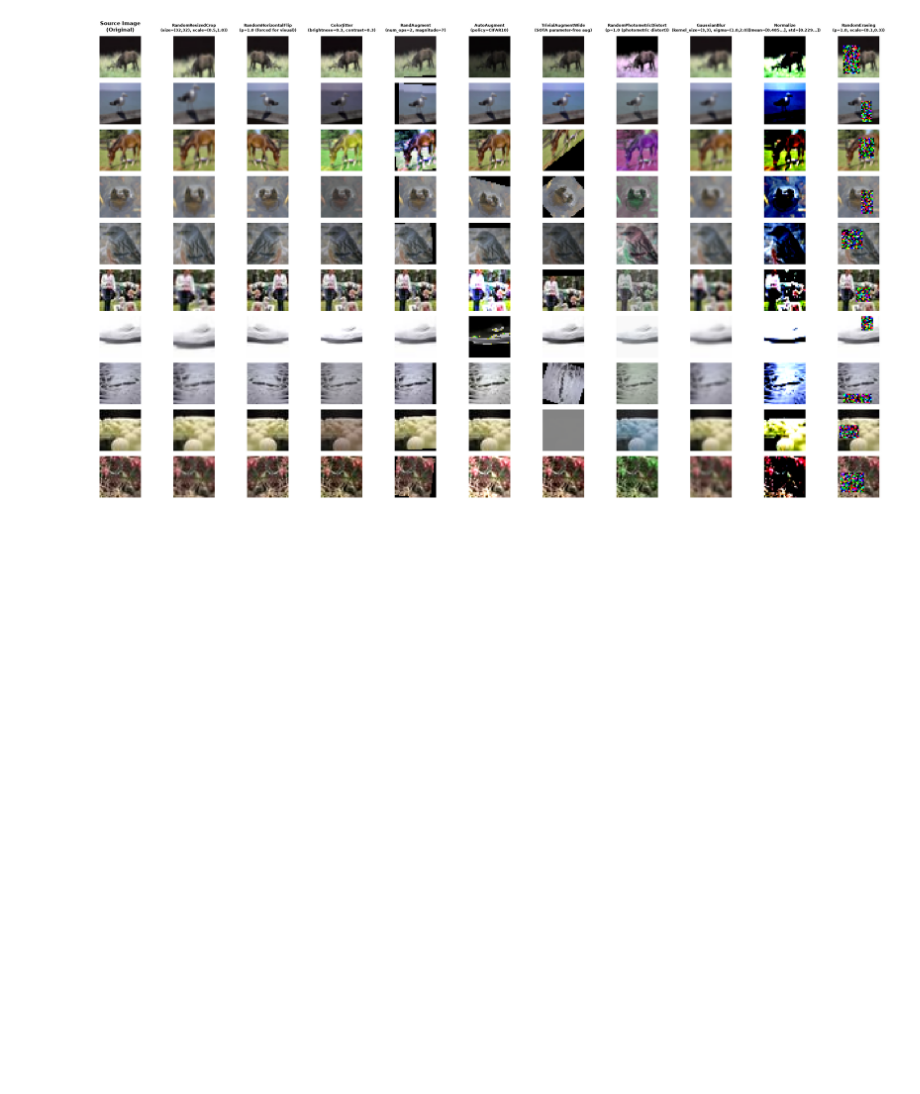
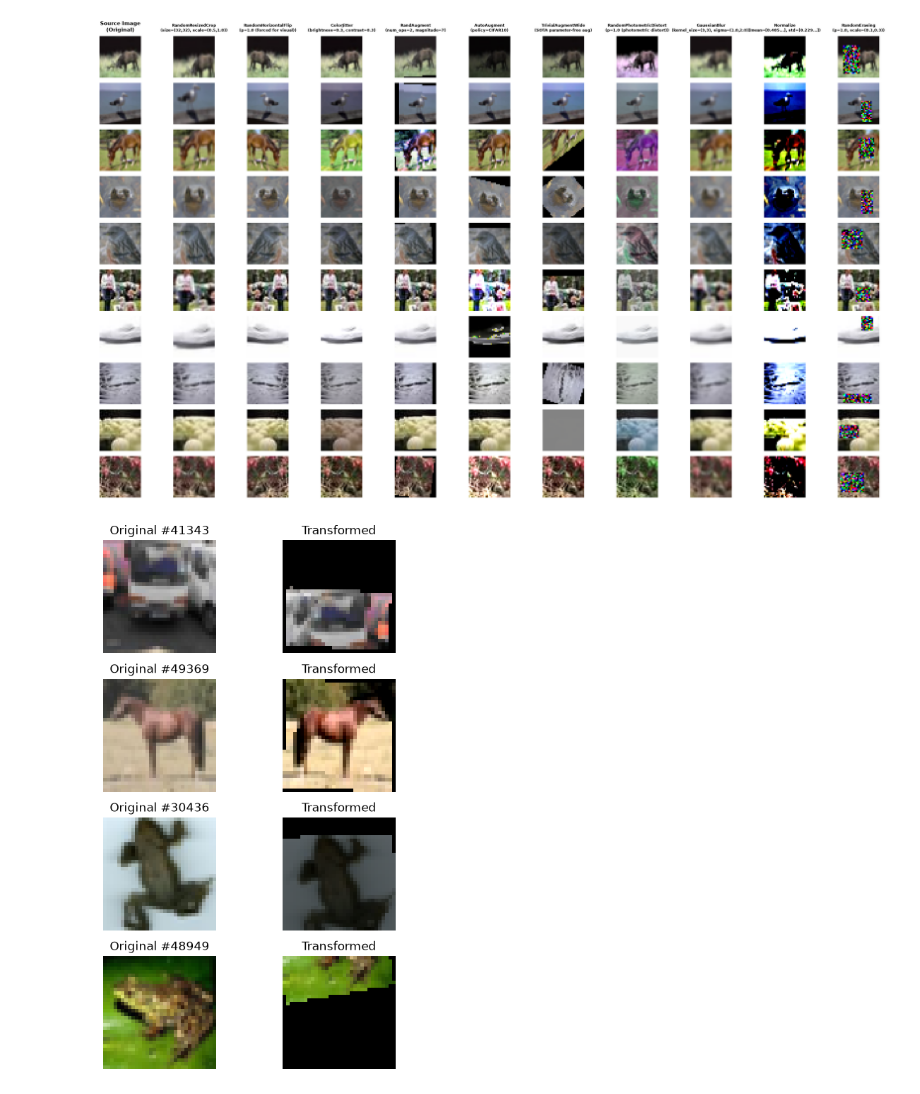
Before and after one commit to cchamb-gh/AI4200-imagenet32x32-baseline-model, a Jupyter notebook: pytorch_transforms_demo.ipynb, the cells around one changed output. Cells and saved outputs as stored; diff of their text form; code cells hidden in the pictures; blank space fills up the shorter version.

```diff
--- a/pytorch_transforms_demo.ipynb
+++ b/pytorch_transforms_demo.ipynb
@@ -263,3 +263,77 @@ plt.tight_layout()
 plt.show()
 # %% [output]
 [figure]
+# %%
+experiment_transform = v2.Compose([
+    # --- Spatial Augmentations ---
+    #v2.RandomResizedCrop(size=(32, 32), scale=(0.5, 1.5), antialias=True),
+    v2.RandomHorizontalFlip(p=0.5),
+    #v2.RandomRotation(degrees=15),
+
+    # --- Color / Appearance Augmentations ---
+    #v2.ColorJitter(brightness=0.2, contrast=0.2, saturation=0.2),
+    #v2.RandomGrayscale(p=0.1),
+    v2.AutoAugment(policy=v2.AutoAugmentPolicy.CIFAR10),
+
+    v2.RandomAffine(degrees=(-10, 10), translate=(0, 0.25), scale=(0.8, 1)),
+    #v2.RandomAffine(degrees=0, translate=(0, 0.5)),
+    #v2.RandomAffine(degrees=0, scale=(.25, .75)),
+    #v2.RandomAffine(degrees=0, shear=(-15, 15)),
+
+    # --- Type & Normalization ---
+    v2.ToDtype(torch.float32, scale=True),  # Convert uint8 [0, 255] -> float32 [0.0, 1.0]
+    # v2.Normalize(mean=[0.485, 0.456, 0.406], std=[0.229, 0.224, 0.225]),
+])
+
+
+def preview_transforms(X_data, transform, num_samples=5, seed=None):
+    """Visualizes original samples alongside their transformed versions side-by-side."""
+    if seed is not None:
+        torch.manual_seed(seed)
+        np.random.seed(seed)
+
+    # Pick random indices
+    indices = np.random.choice(len(X_data), num_samples, replace=False)
+
+    fig, axes = plt.subplots(num_samples, 2, figsize=(6, 2 * num_samples))
+
+    for i, idx in enumerate(indices):
+        img_raw = X_data[idx]
+        img_tensor = torch.as_tensor(img_raw)
+
+        # Ensure tensor is (C, H, W) format for torchvision
+        if img_tensor.ndim == 2:  # MNIST (H, W) -> (1, H, W)
+            img_tensor = img_tensor.unsqueeze(0)
+        elif img_tensor.ndim == 3 and img_tensor.shape[-1] in (1, 3):  # (H, W, C) -> (C, H, W)
+            img_tensor = img_tensor.permute(2, 0, 1)
+
+        # Apply transformation pipeline
+        img_transformed = transform(img_tensor)
+
+        # Convert back to (H, W, C) NumPy arrays for Matplotlib display
+        def to_display_np(t):
+            t = t.detach().cpu()
+            if t.dtype != torch.uint8 and t.max() <= 1.0:
+                t = (t * 255).to(torch.uint8)  # Un-scale floats back to uint8 for plotting
+            if t.ndim == 3 and t.shape[0] in (1, 3):
+                t = t.permute(1, 2, 0)
+            return t.squeeze().numpy()
+
+        # Plot Original
+        axes[i, 0].imshow(to_display_np(img_tensor), cmap='gray' if img_tensor.shape[0] == 1 else None)
+        axes[i, 0].set_title(f"Original #{idx}")
+        axes[i, 0].axis('off')
+
+        # Plot Transformed
+        axes[i, 1].imshow(to_display_np(img_transformed), cmap='gray' if img_tensor.shape[0] == 1 else None)
+        axes[i, 1].set_title("Transformed")
+        axes[i, 1].axis('off')
+
+    plt.tight_layout()
+    plt.show()
+
+# 2. Run the preview (pass your X_train or X_test numpy array)
+X_train, _, _, _ = load_task("cifar10")
+preview_transforms(X_train, experiment_transform, num_samples=4)
+# %% [output]
+[figure, added]
```
Also changed, not shown: 3 other files.
